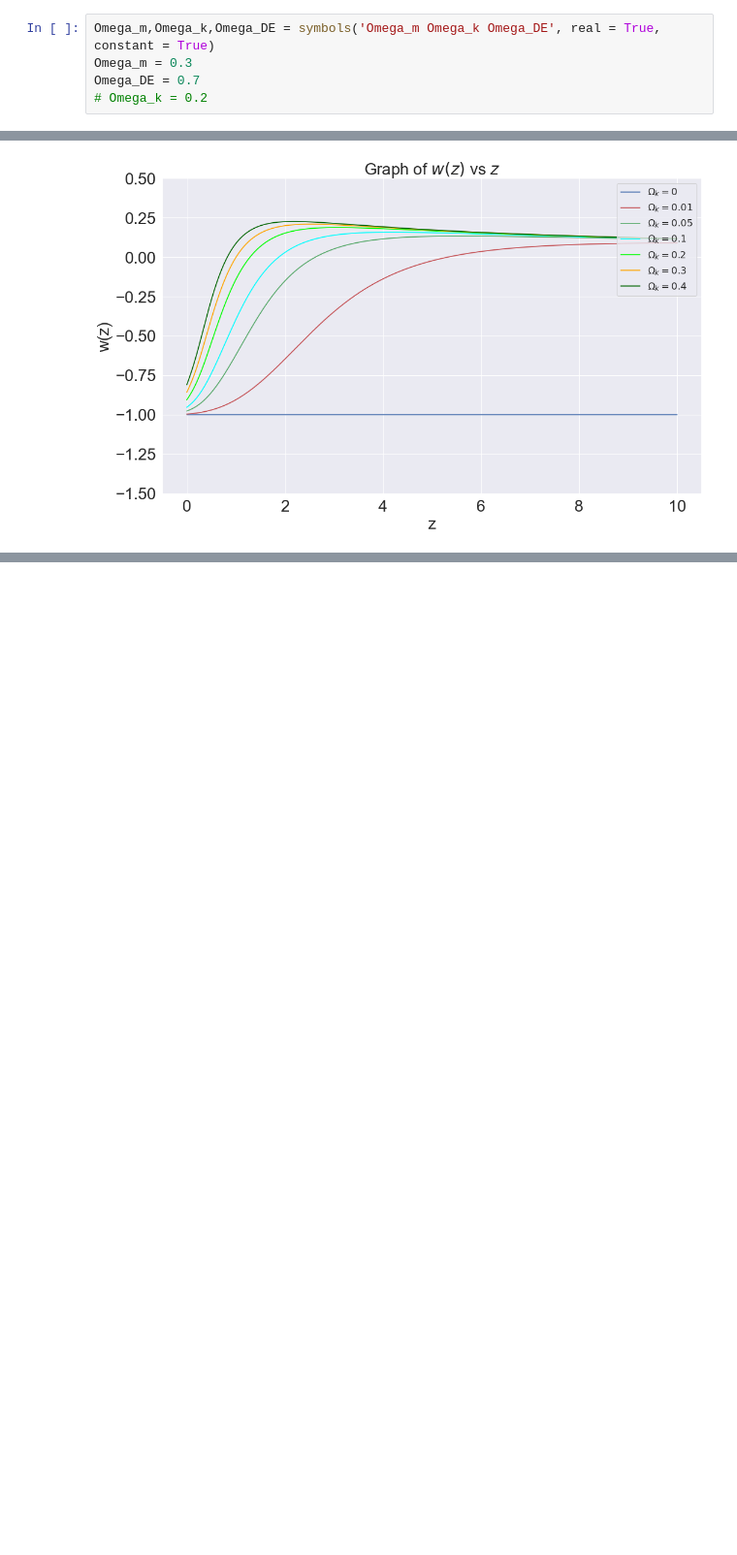
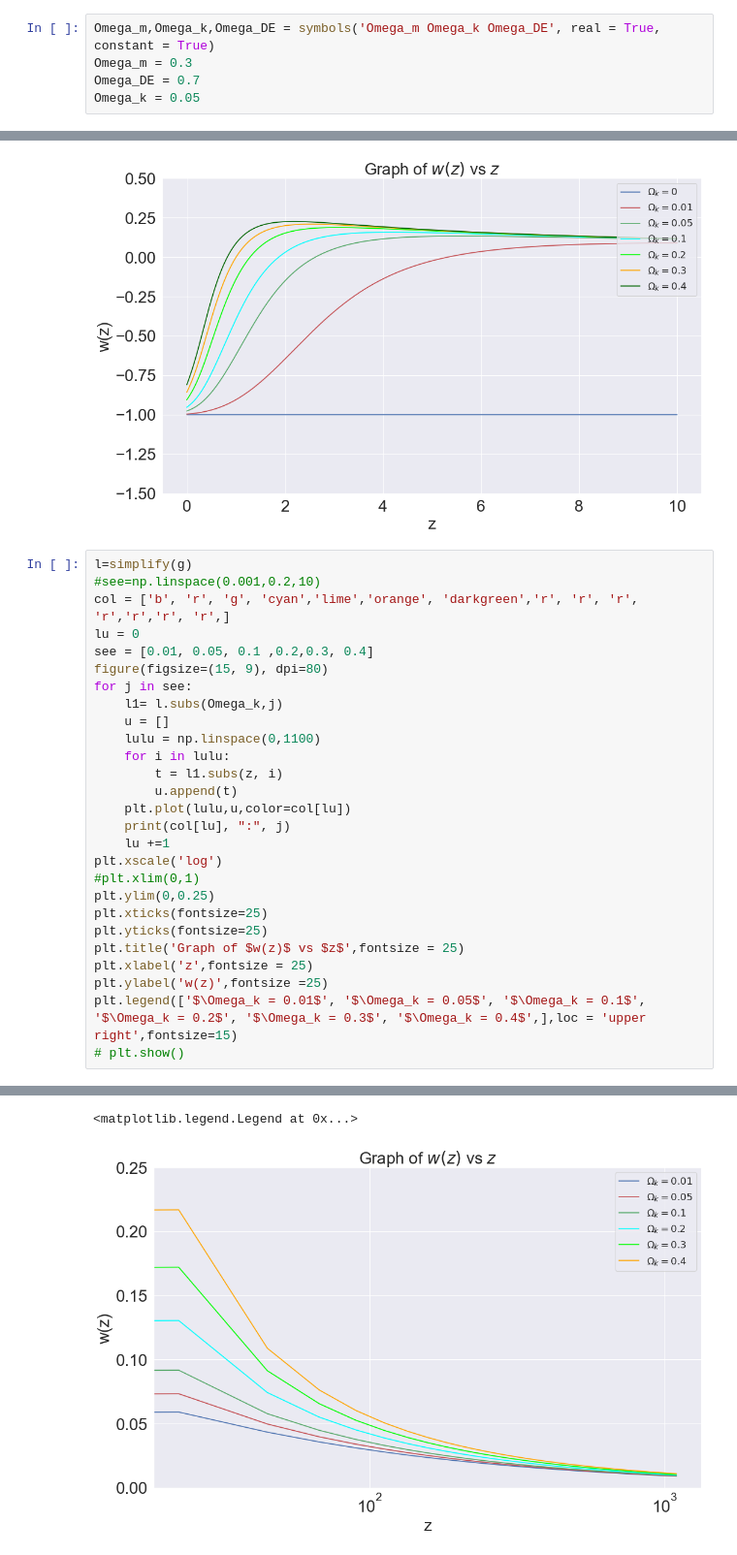
Before and after one commit to bekithemba875/Curvature-Dark-Energy-Degeneracy, a Jupyter notebook: W(z) as a function of z.ipynb, the cells around one changed output, grey strips where cells are left out. Shown at 97% size. Cells and saved outputs as stored; diff of their text form; blank space fills up the shorter version.

```diff
--- a/W(z) as a function of z.ipynb
+++ b/W(z) as a function of z.ipynb
@@ -24,7 +24,7 @@ T = Function('T')('s')
 Omega_m,Omega_k,Omega_DE = symbols('Omega_m Omega_k Omega_DE', real = True, constant = True)
 Omega_m = 0.3
 Omega_DE = 0.7
-# Omega_k = 0.2
+Omega_k = 0.05
 # %%
 theta_z = (Omega_m*(1+z)**3 + (1-Omega_m) + (Omega_k*Omega_m*(1+z)*D**2) + ((Omega_k*(1-Omega_m)*D**2)/(1+z)**2)
            -((1-Omega_k - Omega_DE)*((1+z)**3)) -Omega_k*(1+z)**2);(theta_z)
@@ -132,3 +132,31 @@ orange : 0.3
 darkgreen : 0.4
 <matplotlib.legend.Legend at 0x...>
 [figure]
+# %%
+l=simplify(g)
+#see=np.linspace(0.001,0.2,10)
+col = ['b', 'r', 'g', 'cyan','lime','orange', 'darkgreen','r', 'r', 'r', 'r','r','r', 'r',]
+lu = 0
+see = [0.01, 0.05, 0.1 ,0.2,0.3, 0.4]
+figure(figsize=(15, 9), dpi=80)
+for j in see:
+    l1= l.subs(Omega_k,j)
+    u = []
+    lulu = np.linspace(0,1100)
+    for i in lulu:
+        t = l1.subs(z, i)
+        u.append(t)
+    plt.plot(lulu,u,color=col[lu])
+    print(col[lu], ":", j)
+    lu +=1
+plt.xscale('log')
+#plt.xlim(0,1)
+plt.ylim(0,0.25)
+plt.xticks(fontsize=25)
+plt.yticks(fontsize=25)
+plt.title('Graph of $w(z)$ vs $z$',fontsize = 25)
+plt.xlabel('z',fontsize = 25)
+plt.ylabel('w(z)',fontsize =25)
+plt.legend(['$\Omega_k = 0.01$', '$\Omega_k = 0.05$', '$\Omega_k = 0.1$', '$\Omega_k = 0.2$', '$\Omega_k = 0.3$', '$\Omega_k = 0.4$',],loc = 'upper right',fontsize=15)
+# plt.show()
+# %% [output]
@@ -135,3 +169,5 @@ darkgreen : 0.4
+<matplotlib.legend.Legend at 0x...>
+[figure, added]
 # %%
 l=simplify(g)
 #see=np.linspace(0.001,0.2,10)
```
Also changed, not shown: parts of 5 cells of this notebook.
